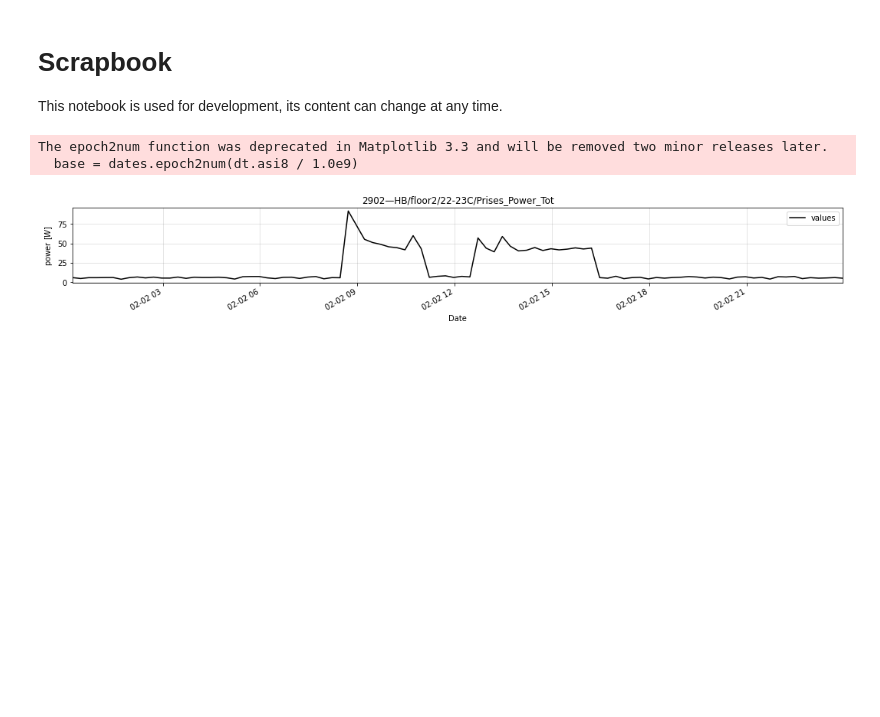
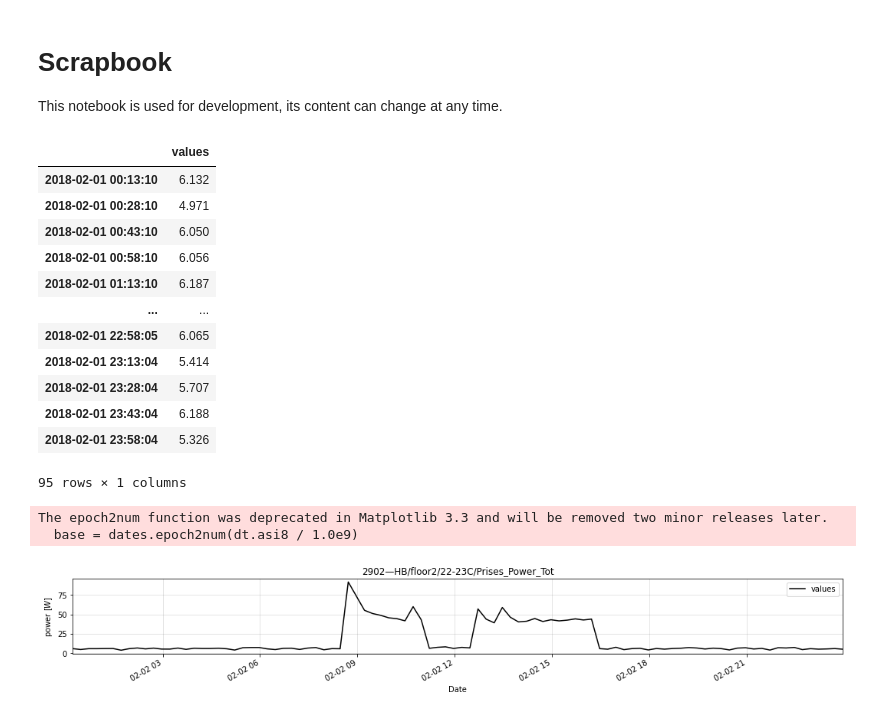
Before and after one commit to timeatlas-dev/timeatlas, a Jupyter notebook: notebooks/scrapbook.ipynb, the cells around one changed output. Saved outputs shown, nothing was run; the diff lists cells and outputs as text; code cells hidden in the pictures; blank space fills up the shorter version.

```diff
--- a/notebooks/scrapbook.ipynb
+++ b/notebooks/scrapbook.ipynb
@@ -11,6 +11,22 @@ s = pd.DataFrame(data=s["value"].values, index=pd.to_datetime(s["timestamp"]).va
 s.index = s.index.round("S")
 # %%
 ts = ta.TimeSeries(s)
+# %%
+ts.series
+# %% [output]
+|  | values |
+| 2018-02-01 00:13:10 | 6.132 |
+| 2018-02-01 00:28:10 | 4.971 |
+| 2018-02-01 00:43:10 | 6.050 |
+| 2018-02-01 00:58:10 | 6.056 |
+| 2018-02-01 01:13:10 | 6.187 |
+| ... | ... |
+| 2018-02-01 22:58:05 | 6.065 |
+| 2018-02-01 23:13:04 | 5.414 |
+| 2018-02-01 23:28:04 | 5.707 |
+| 2018-02-01 23:43:04 | 6.188 |
+| 2018-02-01 23:58:04 | 5.326 |
+95 rows × 1 columns
 # %%
 ts.plot()
 # %% [output]
```
Also changed, not shown: 14 other files.
